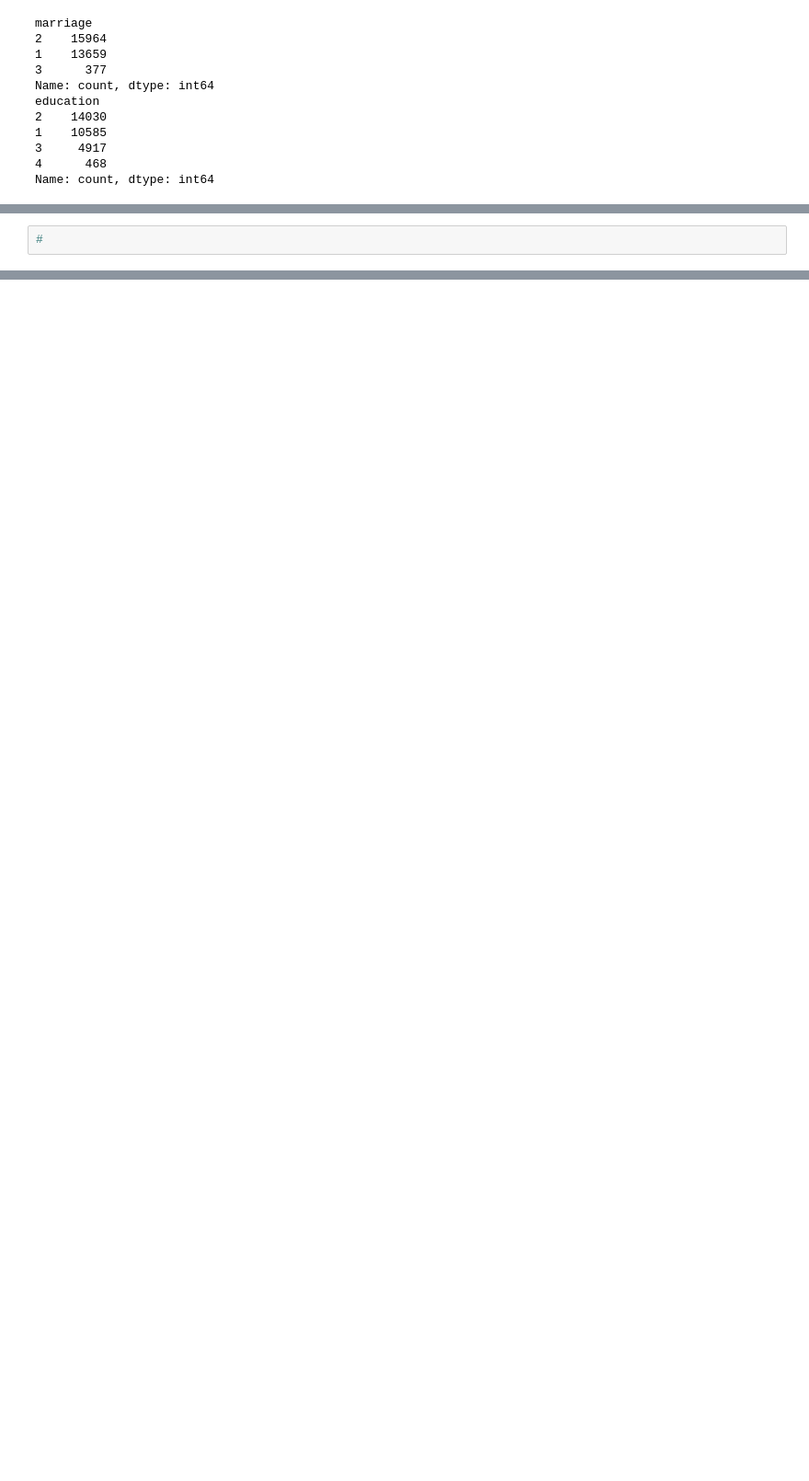
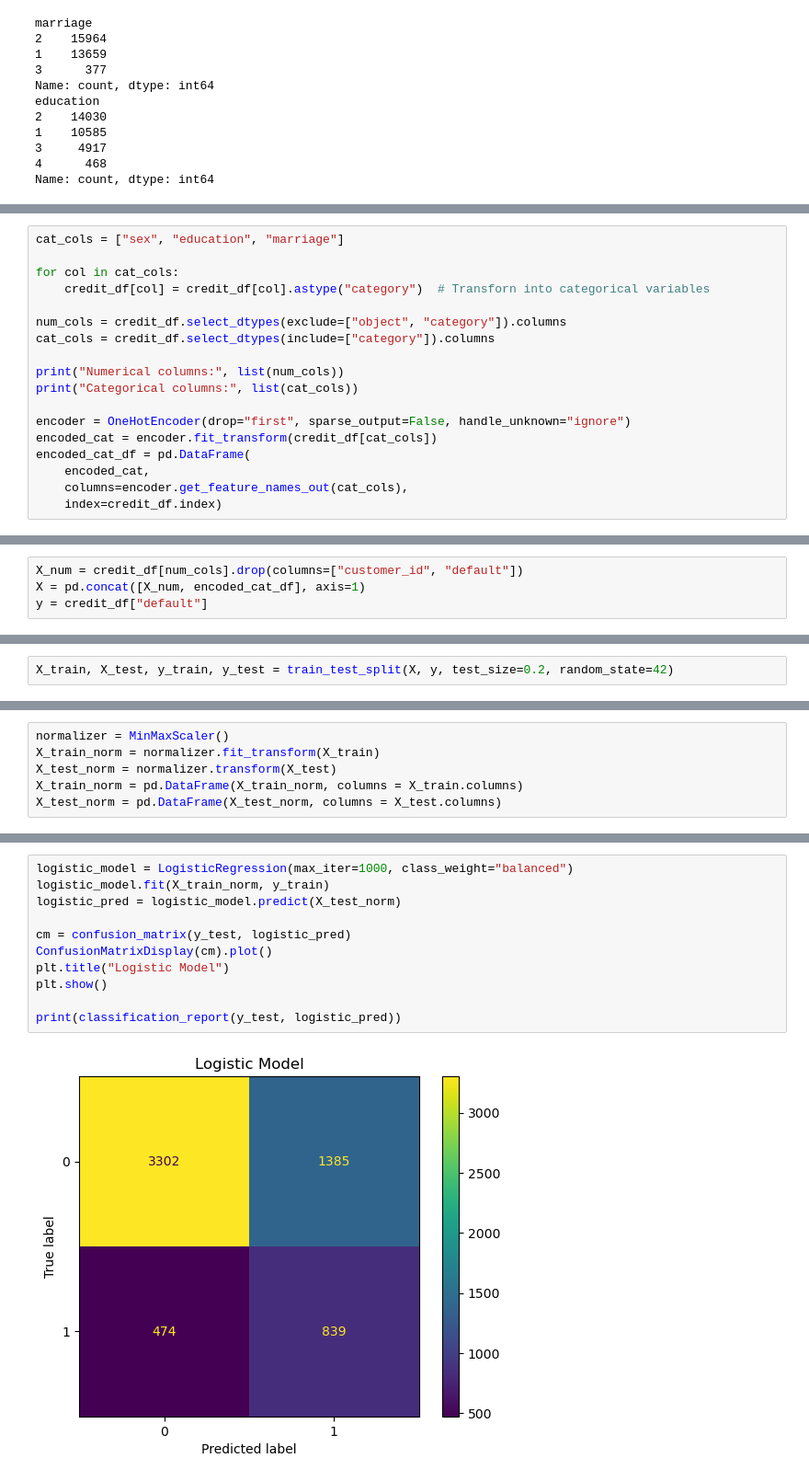
Before and after one commit to thebryanbx-cripto-32/Project_Final_Bank_Risk_ML, a Jupyter notebook: data_1_EDA_Credit.ipynb, the cells around one changed output, grey strips where cells are left out. Shown at 92% size. Saved outputs shown, nothing was run; the diff lists cells and outputs as text; blank space fills up the shorter version.

```diff
--- a/data_1_EDA_Credit.ipynb
+++ b/data_1_EDA_Credit.ipynb
@@ -309,2 +316,18 @@ Name: count, dtype: int64
 # %%
-#
+cat_cols = ["sex", "education", "marriage"]
+
+for col in cat_cols:
+    credit_df[col] = credit_df[col].astype("category")  # Transforn into categorical variables
+
+num_cols = credit_df.select_dtypes(exclude=["object", "category"]).columns
+cat_cols = credit_df.select_dtypes(include=["category"]).columns
+
+print("Numerical columns:", list(num_cols))
+print("Categorical columns:", list(cat_cols))
+
+encoder = OneHotEncoder(drop="first", sparse_output=False, handle_unknown="ignore")
+encoded_cat = encoder.fit_transform(credit_df[cat_cols])
+encoded_cat_df = pd.DataFrame(
+    encoded_cat,
+    columns=encoder.get_feature_names_out(cat_cols),
+    index=credit_df.index)
@@ -310,0 +339,4 @@ Name: count, dtype: int64
+# %%
+X_num = credit_df[num_cols].drop(columns=["customer_id", "default"])
+X = pd.concat([X_num, encoded_cat_df], axis=1)
+y = credit_df["default"]
@@ -325,0 +376,2 @@ features_reduced = [
+# %%
+X_train, X_test, y_train, y_test = train_test_split(X, y, test_size=0.2, random_state=42)
@@ -325,0 +380,6 @@ features_reduced = [
+# %%
+normalizer = MinMaxScaler()
+X_train_norm = normalizer.fit_transform(X_train)
+X_test_norm = normalizer.transform(X_test)
+X_train_norm = pd.DataFrame(X_train_norm, columns = X_train.columns)
+X_test_norm = pd.DataFrame(X_test_norm, columns = X_test.columns)
@@ -325,0 +388,13 @@ features_reduced = [
+# %%
+logistic_model = LogisticRegression(max_iter=1000, class_weight="balanced")
+logistic_model.fit(X_train_norm, y_train)
+logistic_pred = logistic_model.predict(X_test_norm)
+
+cm = confusion_matrix(y_test, logistic_pred)
+ConfusionMatrixDisplay(cm).plot()
+plt.title("Logistic Model")
+plt.show()
+
+print(classification_report(y_test, logistic_pred))
+# %% [output]
+[figure, added]
```
Also changed, not shown: parts of 38 cells of this notebook, 5 other files.
